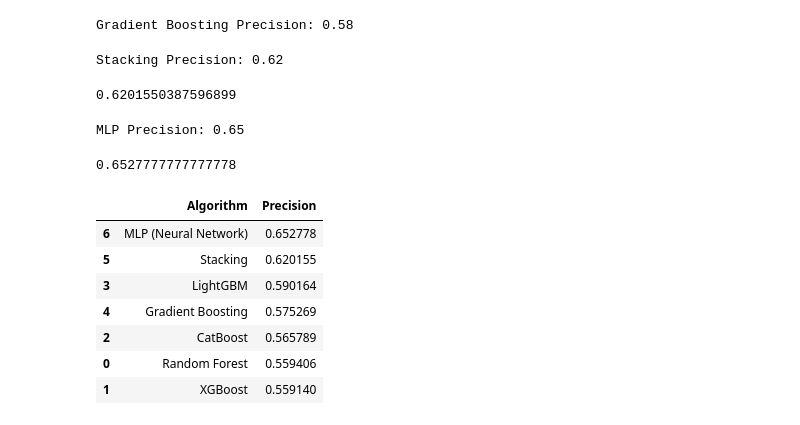
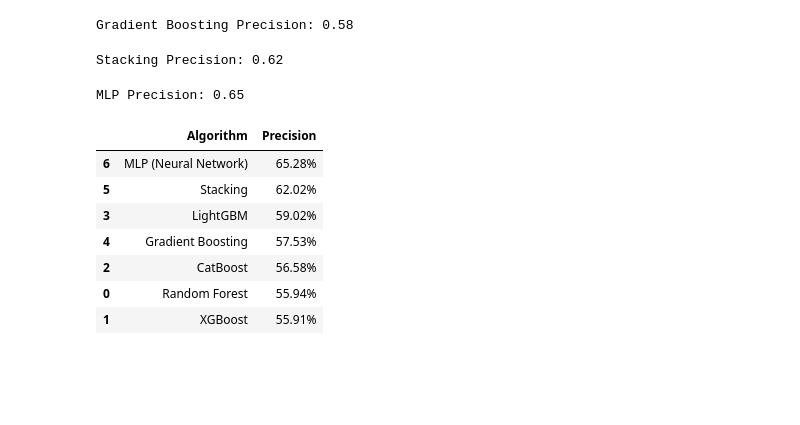
Before and after one commit to rohitlee/Football-League-Prediction, a Jupyter notebook: Code/04_Model.ipynb, the cells around one changed output. Drawn from its saved outputs; the diff is of its cells as text; code cells hidden in the pictures; blank space fills up the shorter version.

```diff
--- a/Code/04_Model.ipynb
+++ b/Code/04_Model.ipynb
@@ -423,10 +428,8 @@ def make_stacking_predictions(data, predictors):
 # Evaluate Stacking model
 combined_stack, precision_stack = make_stacking_predictions(matches_rolling, predictors + new_cols)
 print(f"Stacking Precision: {precision_stack:.2f}")
-precision_stack
 # %% [output]
 Stacking Precision: 0.62
-0.6201550387596899
 # %%
 from sklearn.neural_network import MLPClassifier
 
@@ -450,37 +453,35 @@ def make_mlp_predictions(data, predictors):
 # Evaluate Neural Network model
 combined_mlp, precision_mlp = make_mlp_predictions(matches_rolling, predictors + new_cols)
 print(f"MLP Precision: {precision_mlp:.2f}")
-precision_mlp
 # %% [output]
 MLP Precision: 0.65
-0.6527777777777778
 # %%
 # Collect precision scores for all algorithms
 precision_scores = {
     "Random Forest": precision,
     "XGBoost": precision_xgb,
     "CatBoost": precision_cat,
     "LightGBM": precision_lgb,
     "Gradient Boosting": precision_gbc,
     "Stacking": precision_stack,
     "MLP (Neural Network)": precision_mlp
 }
 
 # Convert to DataFrame
 comparison_table = pd.DataFrame(
     list(precision_scores.items()),
     columns=["Algorithm", "Precision"]
 )
-
+comparison_table["Precision"] = comparison_table["Precision"].map("{:.2%}".format)
 # Sort and display
 comparison_table = comparison_table.sort_values(by="Precision", ascending=False)
 comparison_table
 # %% [output]
 |  | Algorithm | Precision |
-| 6 | MLP (Neural Network) | 0.652778 |
-| 5 | Stacking | 0.620155 |
-| 3 | LightGBM | 0.590164 |
-| 4 | Gradient Boosting | 0.575269 |
-| 2 | CatBoost | 0.565789 |
-| 0 | Random Forest | 0.559406 |
-| 1 | XGBoost | 0.559140 |
+| 6 | MLP (Neural Network) | 65.28% |
+| 5 | Stacking | 62.02% |
+| 3 | LightGBM | 59.02% |
+| 4 | Gradient Boosting | 57.53% |
+| 2 | CatBoost | 56.58% |
+| 0 | Random Forest | 55.94% |
+| 1 | XGBoost | 55.91% |
```
Also changed, not shown: parts of 2 cells of this notebook.
